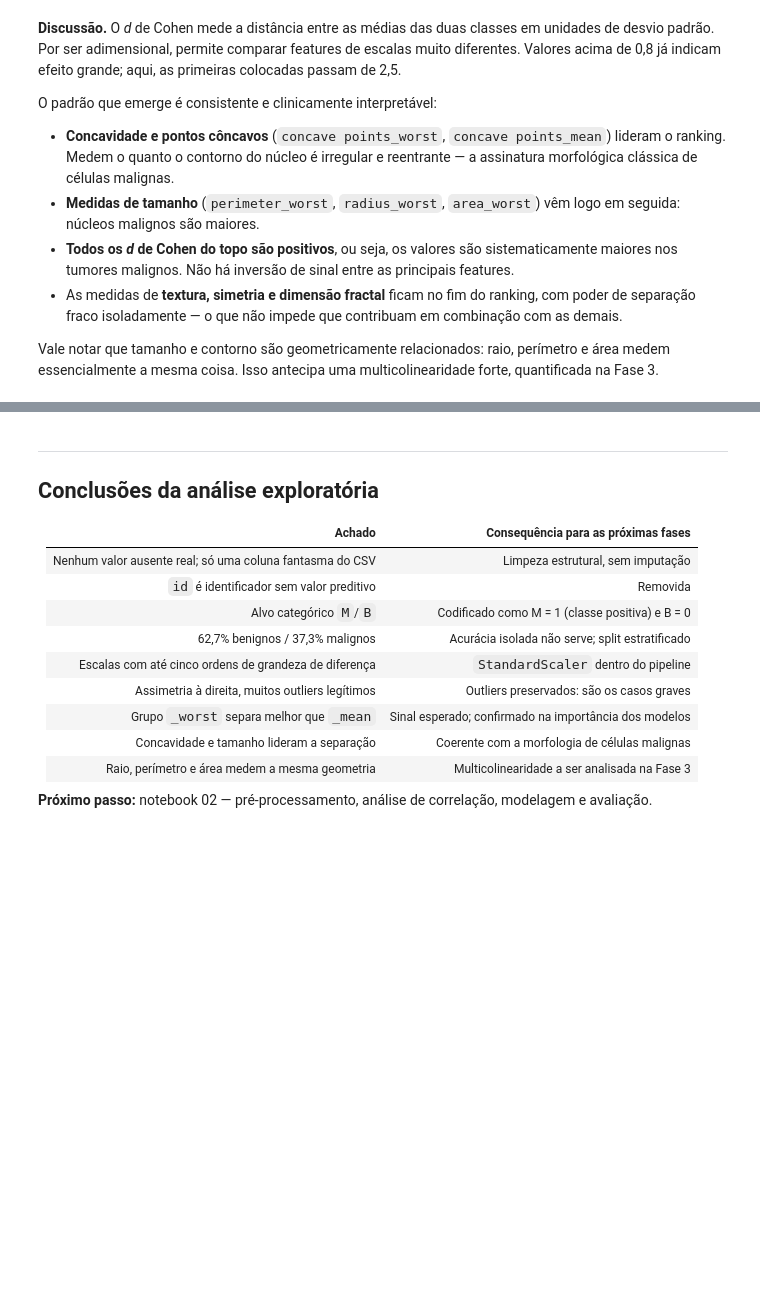
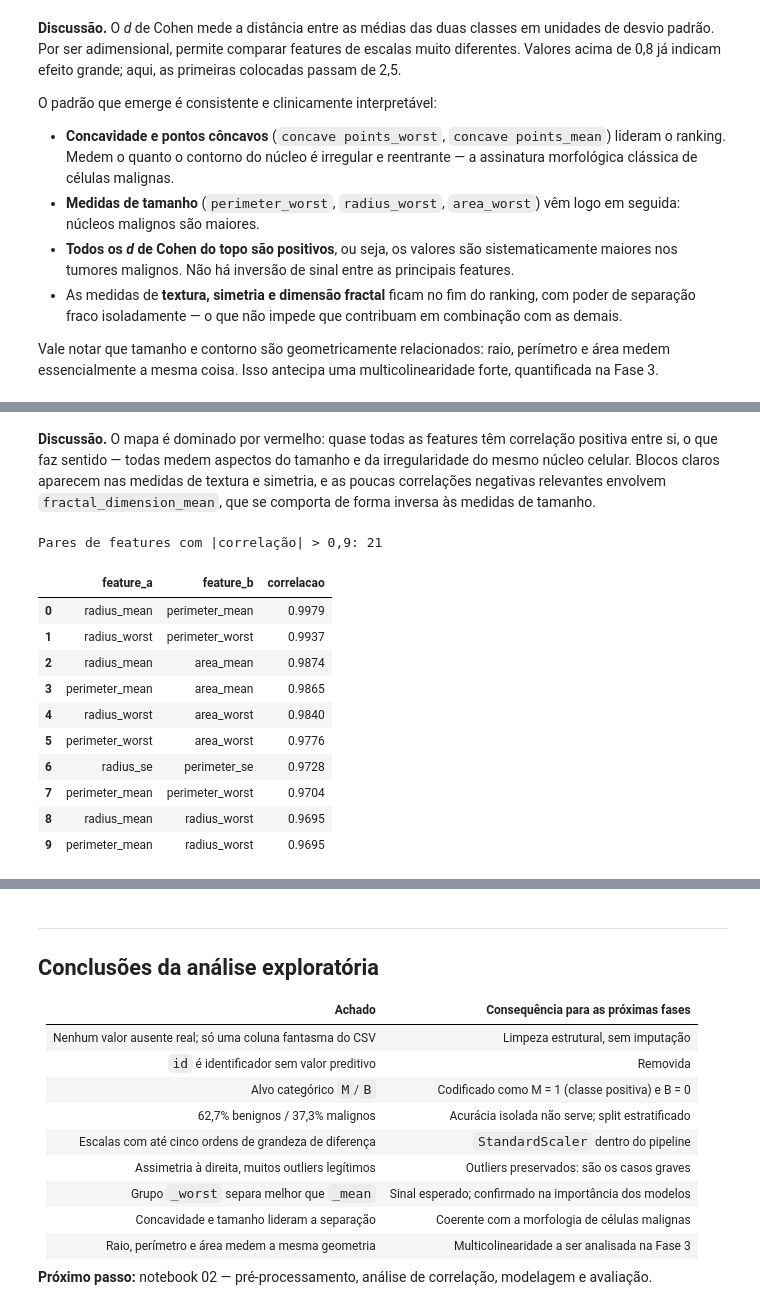
Before and after one commit to gustavofks/ML-breast-cancer, a Jupyter notebook: notebooks/01_exploratory_analysis.ipynb, the cells around one changed output, grey strips where cells are left out. Cells and saved outputs as stored; diff of their text form; code cells hidden in the pictures; blank space fills up the shorter version.

```diff
--- a/notebooks/01_exploratory_analysis.ipynb
+++ b/notebooks/01_exploratory_analysis.ipynb
@@ -252,0 +260,23 @@ essencialmente a mesma coisa. Isso antecipa uma multicolinearidade forte, quanti
+# %% [markdown]
+**Discussão.** O mapa é dominado por vermelho: quase todas as features têm correlação positiva
+entre si, o que faz sentido — todas medem aspectos do tamanho e da irregularidade do mesmo núcleo
+celular. Blocos claros aparecem nas medidas de textura e simetria, e as poucas correlações
+negativas relevantes envolvem `fractal_dimension_mean`, que se comporta de forma inversa às
+medidas de tamanho.
+# %%
+pares = eda.highly_correlated_pairs(X, threshold=0.9)
+print(f"Pares de features com |correlação| > 0,9: {len(pares)}")
+display(pares.head(10))
+# %% [output]
+Pares de features com |correlação| > 0,9: 21
+|  | feature_a | feature_b | correlacao |
+| 0 | radius_mean | perimeter_mean | 0.9979 |
+| 1 | radius_worst | perimeter_worst | 0.9937 |
+| 2 | radius_mean | area_mean | 0.9874 |
+| 3 | perimeter_mean | area_mean | 0.9865 |
+| 4 | radius_worst | area_worst | 0.9840 |
+| 5 | perimeter_worst | area_worst | 0.9776 |
+| 6 | radius_se | perimeter_se | 0.9728 |
+| 7 | perimeter_mean | perimeter_worst | 0.9704 |
+| 8 | radius_mean | radius_worst | 0.9695 |
+| 9 | perimeter_mean | radius_worst | 0.9695 |
```
Also changed, not shown: parts of 10 cells of this notebook, 7 other files.
